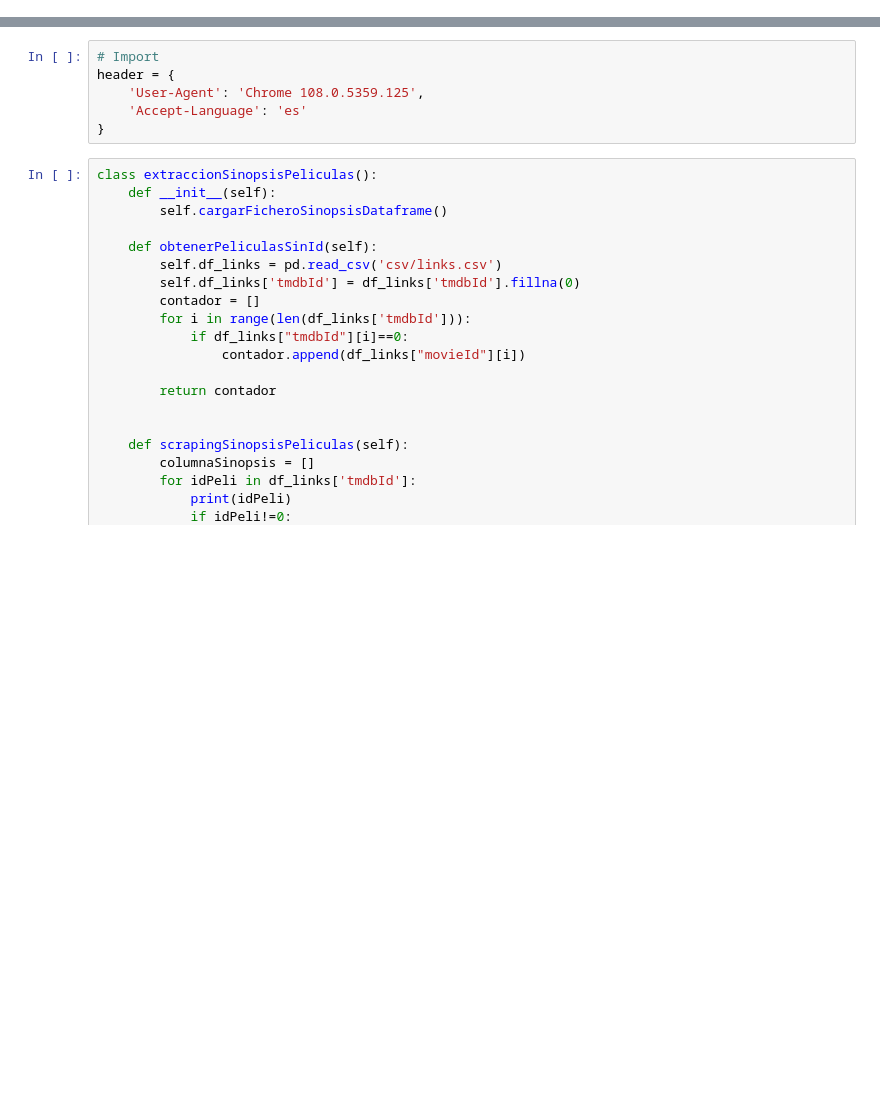
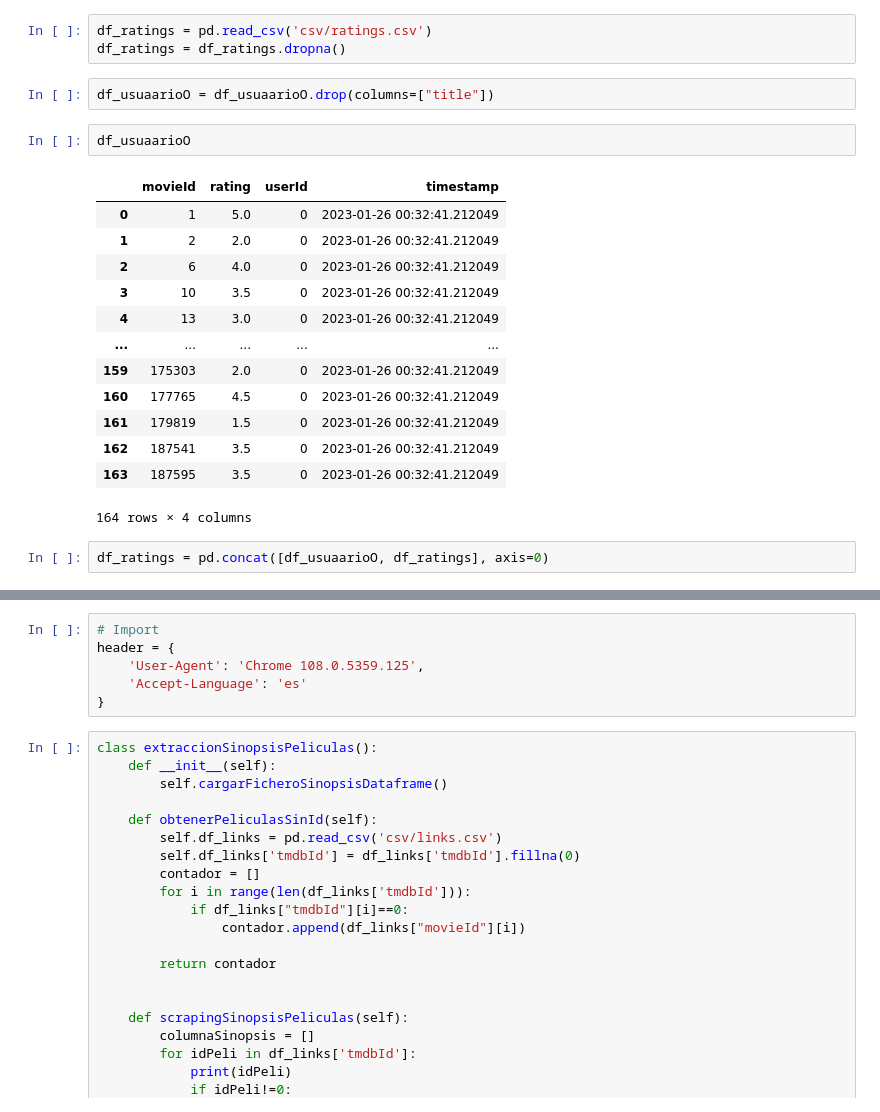
Before and after one commit to Liixxn/MovieMender, a Jupyter notebook: Movielens_recomendador.ipynb, the cells around one changed output, grey strips where cells are left out. Drawn from its saved outputs; the diff is of its cells as text; blank space fills up the shorter version.

```diff
--- a/Movielens_recomendador.ipynb
+++ b/Movielens_recomendador.ipynb
@@ -27,0 +52,23 @@ from sklearn.feature_extraction.text import TfidfVectorizer
+# %%
+df_ratings = pd.read_csv('csv/ratings.csv')
+df_ratings = df_ratings.dropna()
+# %%
+df_usuaarioO = df_usuaarioO.drop(columns=["title"])
+# %%
+df_usuaarioO
+# %% [output]
+|  | movieId | rating | userId | timestamp |
+| 0 | 1 | 5.0 | 0 | 2023-01-26 00:32:41.212049 |
+| 1 | 2 | 2.0 | 0 | 2023-01-26 00:32:41.212049 |
+| 2 | 6 | 4.0 | 0 | 2023-01-26 00:32:41.212049 |
+| 3 | 10 | 3.5 | 0 | 2023-01-26 00:32:41.212049 |
+| 4 | 13 | 3.0 | 0 | 2023-01-26 00:32:41.212049 |
+| ... | ... | ... | ... | ... |
+| 159 | 175303 | 2.0 | 0 | 2023-01-26 00:32:41.212049 |
+| 160 | 177765 | 4.5 | 0 | 2023-01-26 00:32:41.212049 |
+| 161 | 179819 | 1.5 | 0 | 2023-01-26 00:32:41.212049 |
+| 162 | 187541 | 3.5 | 0 | 2023-01-26 00:32:41.212049 |
+| 163 | 187595 | 3.5 | 0 | 2023-01-26 00:32:41.212049 |
+164 rows × 4 columns
+# %%
+df_ratings = pd.concat([df_usuaarioO, df_ratings], axis=0)
```
Also changed, not shown: parts of 6 cells of this notebook, 4 other files.
